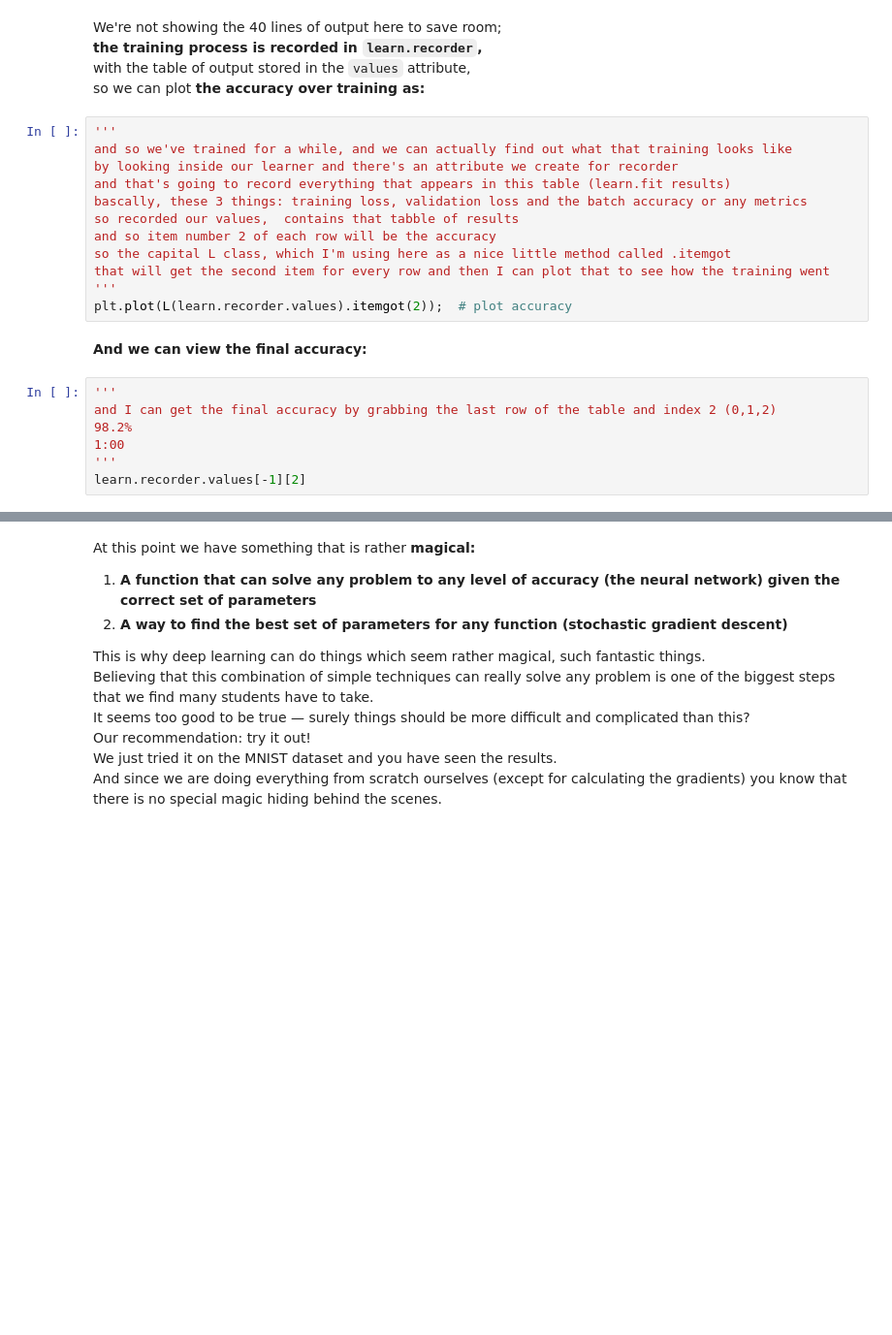
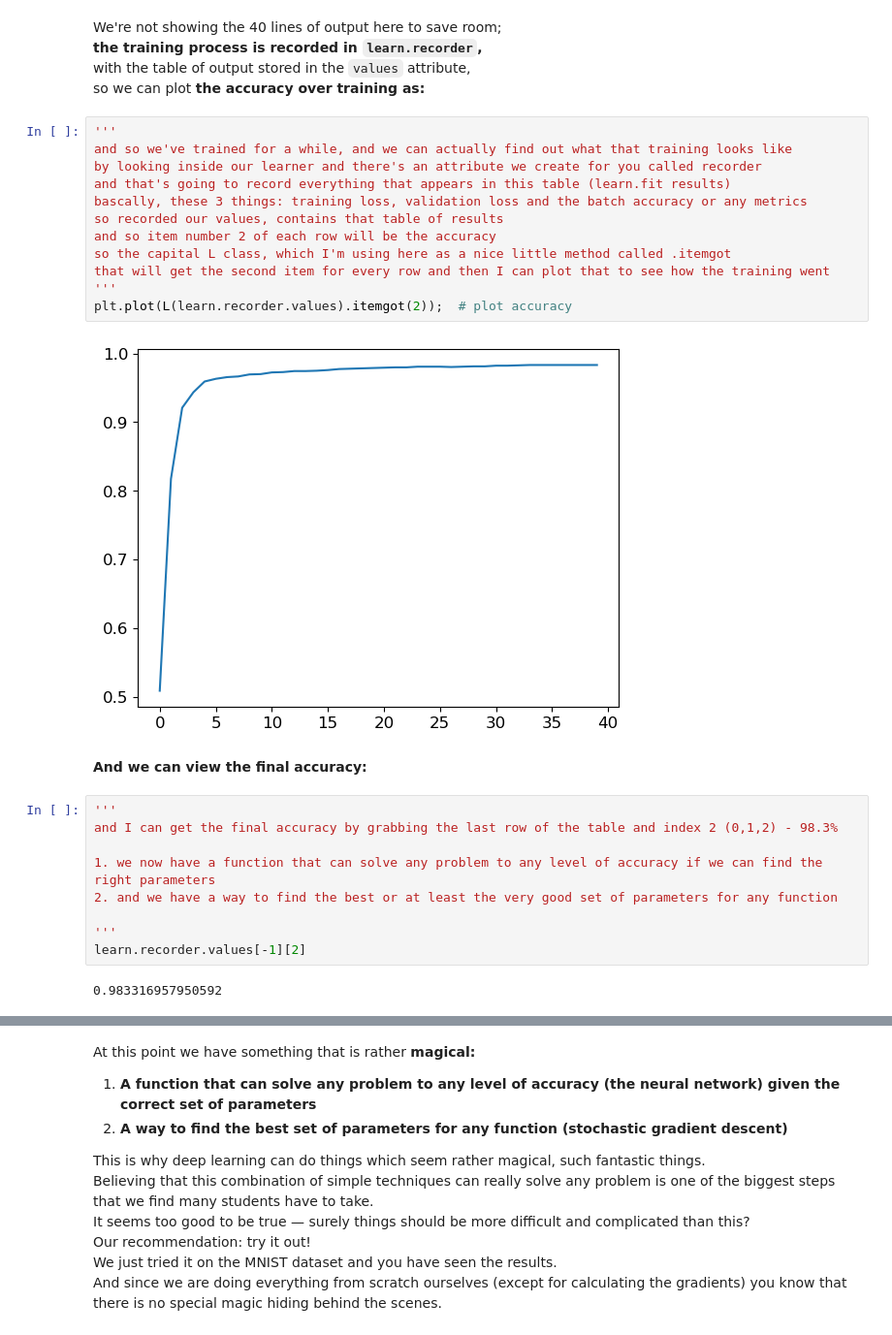
Before and after one commit to ltr01/fastbook, a Jupyter notebook: 04_mnist_basics.ipynb, the cells around one changed output, grey strips where cells are left out. Shown at 97% size. Cells and saved outputs as stored; diff of their text form; blank space fills up the shorter version.

```diff
--- a/04_mnist_basics.ipynb
+++ b/04_mnist_basics.ipynb
@@ -3133,21 +3266,27 @@ so we can plot **the accuracy over training as:**
 # %%
 '''
 and so we've trained for a while, and we can actually find out what that training looks like
-by looking inside our learner and there's an attribute we create for recorder
+by looking inside our learner and there's an attribute we create for you called recorder
 and that's going to record everything that appears in this table (learn.fit results)
 bascally, these 3 things: training loss, validation loss and the batch accuracy or any metrics
-so recorded our values,  contains that tabble of results
+so recorded our values, contains that table of results
 and so item number 2 of each row will be the accuracy
 so the capital L class, which I'm using here as a nice little method called .itemgot
 that will get the second item for every row and then I can plot that to see how the training went
 '''
 plt.plot(L(learn.recorder.values).itemgot(2));  # plot accuracy
+# %% [output]
+[figure, added]
 # %% [markdown]
 **And we can view the final accuracy:**
 # %%
 '''
-and I can get the final accuracy by grabbing the last row of the table and index 2 (0,1,2)
-98.2%
-1:00
+and I can get the final accuracy by grabbing the last row of the table and index 2 (0,1,2) - 98.3%
+
+1. we now have a function that can solve any problem to any level of accuracy if we can find the right parameters
+2. and we have a way to find the best or at least the very good set of parameters for any function
+
 '''
 learn.recorder.values[-1][2]
+# %% [output]
+0.983316957950592
```
Also changed, not shown: parts of 62 cells of this notebook, 1 other file.
